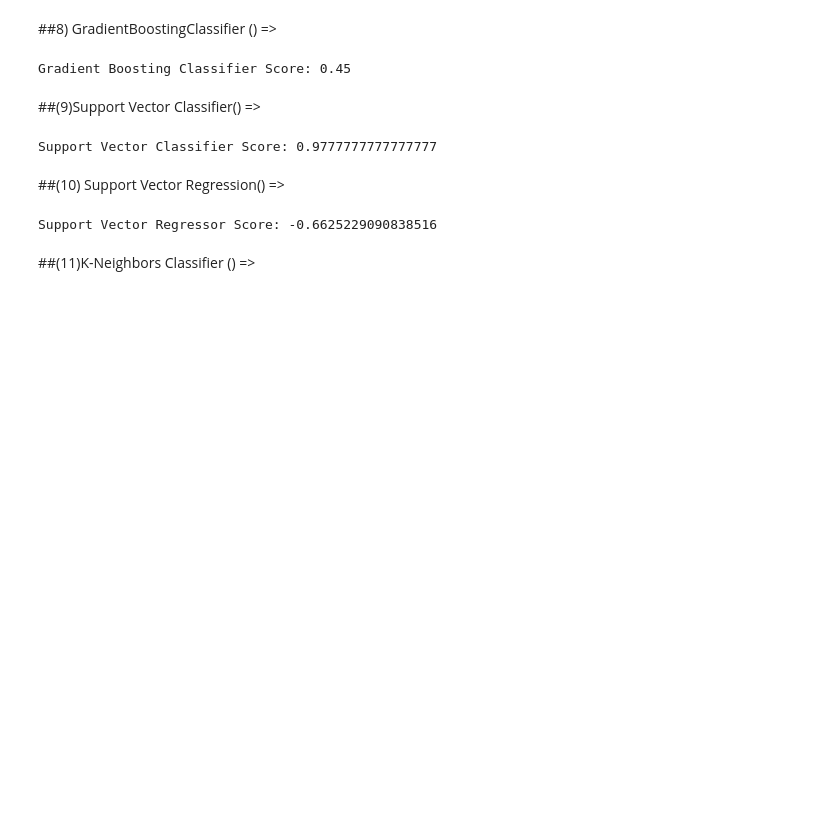
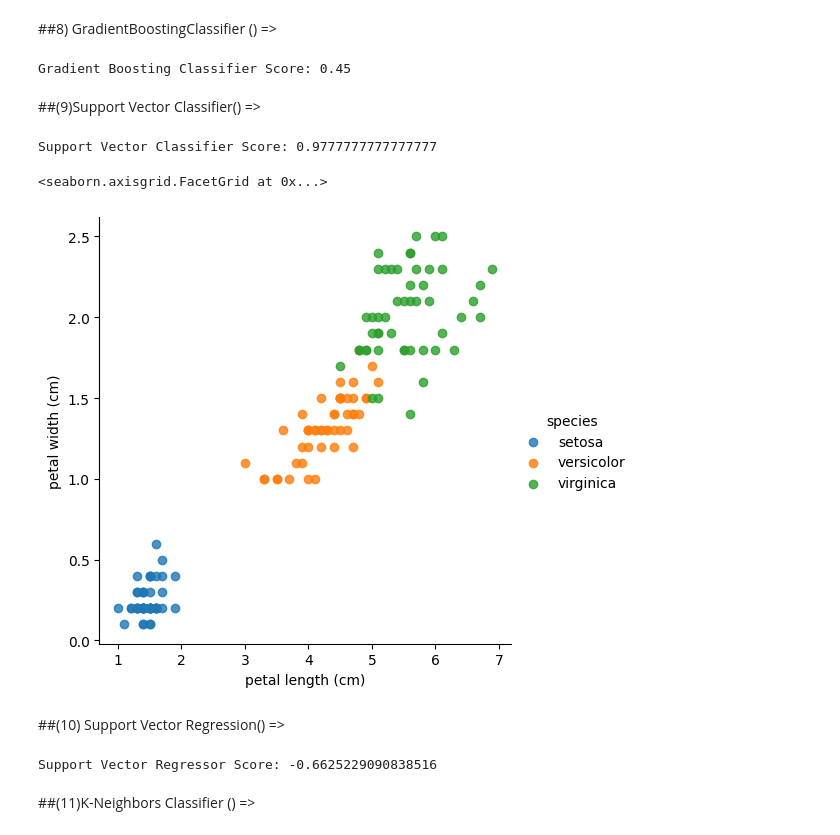
Before and after one commit to Yash-Bandal/Advance-Python-, a Jupyter notebook: Sci_KitLearnYash.ipynb, the cells around one changed output. Drawn from its saved outputs; the diff is of its cells as text; code cells hidden in the pictures; blank space fills up the shorter version.

```diff
--- a/Sci_KitLearnYash.ipynb
+++ b/Sci_KitLearnYash.ipynb
@@ -476,13 +481,18 @@ Gradient Boosting Classifier Score: 0.45
 # %%
 from sklearn.svm import SVC
 svc = SVC()
 svc.fit(x_train,y_train)
 
 #X_test: This is the new data (features) that the model hasn't seen before.
 #y_test_classification: This is the real answers for the new data.
 print("Support Vector Classifier Score:", svc.score(x_test, y_test))
+
+#classifiification and regression ..w r t hyperplane and supporting vectors
+sns.lmplot(x='petal length (cm)', y='petal width (cm)', data=iris_df, hue='species', fit_reg=False)
 # %% [output]
 Support Vector Classifier Score: 0.9777777777777777
+<seaborn.axisgrid.FacetGrid at 0x...>
+[figure, added]
 # %% [markdown]
 ##(10) Support Vector Regression() =>
 # %%
```
Also changed, not shown: parts of 3 cells of this notebook.
